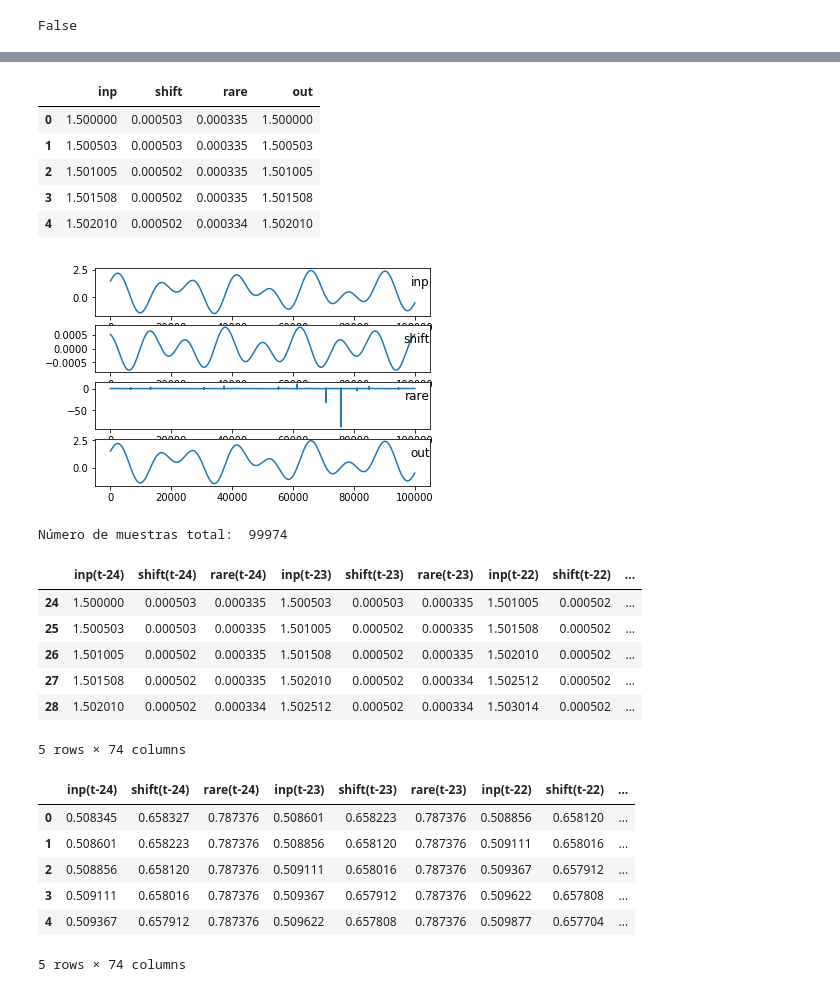
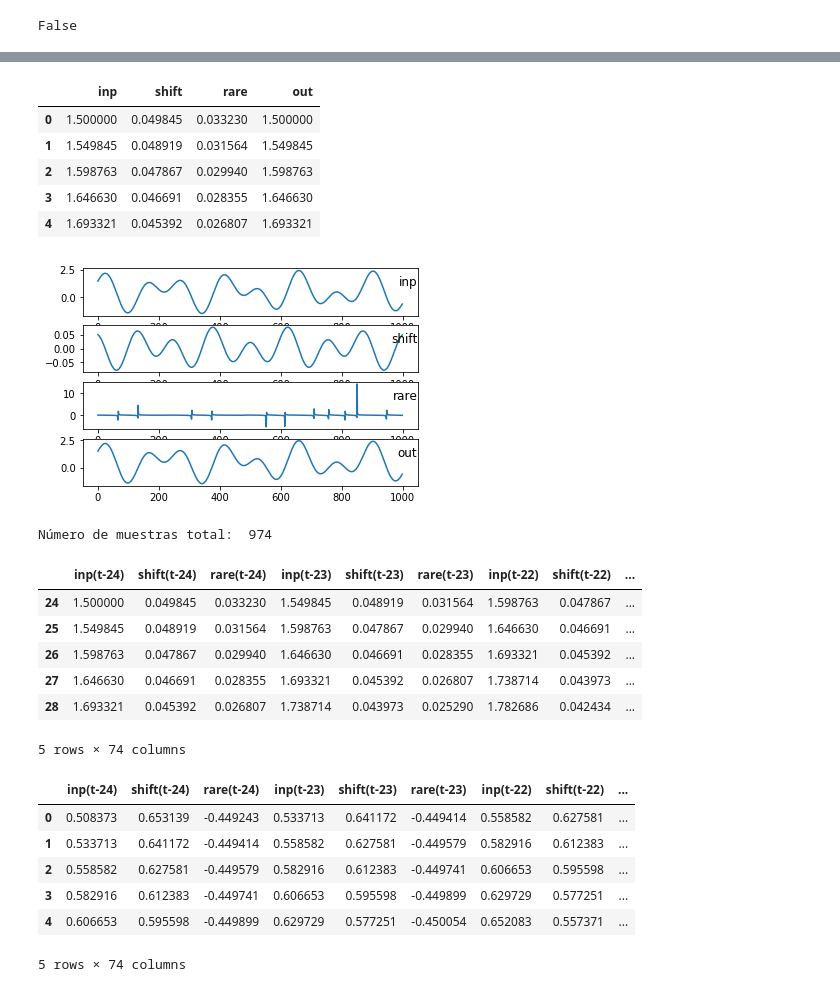
Before and after one commit to raulMrello/MachineLearning_for_Trading, a Jupyter notebook: Tester.ipynb, the cells around one changed output, grey strips where cells are left out. Drawn from its saved outputs; the diff is of its cells as text; code cells hidden in the pictures.

```diff
--- a/Tester.ipynb
+++ b/Tester.ipynb
@@ -80,26 +79,26 @@ if ENABLE_GOOGLE_COLAB:
   downloaded.GetContentFile('EURUSD_M30.csv')
 # %%
 s = list()
-x = 2*np.pi/10000
-for i in range(100000):
+x = 2*np.pi/100
+for i in range(1000):
     s.append(0.5 + np.sin(0.8*x*i)+np.cos(0.45*x*i))
 
 dfapp = pd.DataFrame(data=np.asarray(s), columns=['inp'])
 dfapp['out'] = dfapp['inp']
 dfapp['shift'] = dfapp['inp'].shift(-1) - dfapp['inp']
 dfapp.dropna(inplace=True)
 dfapp['rare'] = dfapp['shift']/dfapp['inp']
 dfapp = dfapp[['inp','shift','rare','out']]
 num_outputs = 1
 num_inputs = len(dfapp.columns) - num_outputs
 dfapp.head()
 # %% [output]
 |  | inp | shift | rare | out |
-| 0 | 1.500000 | 0.000503 | 0.000335 | 1.500000 |
-| 1 | 1.500503 | 0.000503 | 0.000335 | 1.500503 |
-| 2 | 1.501005 | 0.000502 | 0.000335 | 1.501005 |
-| 3 | 1.501508 | 0.000502 | 0.000335 | 1.501508 |
-| 4 | 1.502010 | 0.000502 | 0.000334 | 1.502010 |
+| 0 | 1.500000 | 0.049845 | 0.033230 | 1.500000 |
+| 1 | 1.549845 | 0.048919 | 0.031564 | 1.549845 |
+| 2 | 1.598763 | 0.047867 | 0.029940 | 1.598763 |
+| 3 | 1.646630 | 0.046691 | 0.028355 | 1.646630 |
+| 4 | 1.693321 | 0.045392 | 0.026807 | 1.693321 |
 # %%
 # Visualiza con Matplotlib
 # Visualiza
@@ -111,7 +110,7 @@ for col in range(len(dfapp.columns)):
 	plt.title(dfapp.columns[col], y=0.5, loc='right')
 plt.show()
 # %% [output]
-[figure, old version]
+[figure, new version]
 # %%
 def series_to_supervised(df, num_inputs, num_outputs, n_in=1, n_out=1, dropnan=True):
   # obtengo el dataframe con las entradas y las salidas
@@ -146,13 +145,13 @@ sts_df = series_to_supervised(dfapp, num_inputs, num_outputs, num_in_steps, num_
 print('Número de muestras total: ', sts_df.shape[0])
 sts_df.head()
 # %% [output]
-Número de muestras total:  99974
+Número de muestras total:  974
 |  | inp(t-24) | shift(t-24) | rare(t-24) | inp(t-23) | shift(t-23) | rare(t-23) | inp(t-22) | shift(t-22) | ... |
-| 24 | 1.500000 | 0.000503 | 0.000335 | 1.500503 | 0.000503 | 0.000335 | 1.501005 | 0.000502 | ... |
-| 25 | 1.500503 | 0.000503 | 0.000335 | 1.501005 | 0.000502 | 0.000335 | 1.501508 | 0.000502 | ... |
-| 26 | 1.501005 | 0.000502 | 0.000335 | 1.501508 | 0.000502 | 0.000335 | 1.502010 | 0.000502 | ... |
-| 27 | 1.501508 | 0.000502 | 0.000335 | 1.502010 | 0.000502 | 0.000334 | 1.502512 | 0.000502 | ... |
-| 28 | 1.502010 | 0.000502 | 0.000334 | 1.502512 | 0.000502 | 0.000334 | 1.503014 | 0.000502 | ... |
+| 24 | 1.500000 | 0.049845 | 0.033230 | 1.549845 | 0.048919 | 0.031564 | 1.598763 | 0.047867 | ... |
+| 25 | 1.549845 | 0.048919 | 0.031564 | 1.598763 | 0.047867 | 0.029940 | 1.646630 | 0.046691 | ... |
+| 26 | 1.598763 | 0.047867 | 0.029940 | 1.646630 | 0.046691 | 0.028355 | 1.693321 | 0.045392 | ... |
+| 27 | 1.646630 | 0.046691 | 0.028355 | 1.693321 | 0.045392 | 0.026807 | 1.738714 | 0.043973 | ... |
+| 28 | 1.693321 | 0.045392 | 0.026807 | 1.738714 | 0.043973 | 0.025290 | 1.782686 | 0.042434 | ... |
 5 rows × 74 columns
 # %%
 # Creo los scalers de cada columna (entradas y salidas)
@@ -167,11 +166,11 @@ sts_values = sts_df.values
 sts_df.head()
 # %% [output]
 |  | inp(t-24) | shift(t-24) | rare(t-24) | inp(t-23) | shift(t-23) | rare(t-23) | inp(t-22) | shift(t-22) | ... |
-| 0 | 0.508345 | 0.658327 | 0.787376 | 0.508601 | 0.658223 | 0.787376 | 0.508856 | 0.658120 | ... |
-| 1 | 0.508601 | 0.658223 | 0.787376 | 0.508856 | 0.658120 | 0.787376 | 0.509111 | 0.658016 | ... |
-| 2 | 0.508856 | 0.658120 | 0.787376 | 0.509111 | 0.658016 | 0.787376 | 0.509367 | 0.657912 | ... |
-| 3 | 0.509111 | 0.658016 | 0.787376 | 0.509367 | 0.657912 | 0.787376 | 0.509622 | 0.657808 | ... |
-| 4 | 0.509367 | 0.657912 | 0.787376 | 0.509622 | 0.657808 | 0.787376 | 0.509877 | 0.657704 | ... |
+| 0 | 0.508373 | 0.653139 | -0.449243 | 0.533713 | 0.641172 | -0.449414 | 0.558582 | 0.627581 | ... |
+| 1 | 0.533713 | 0.641172 | -0.449414 | 0.558582 | 0.627581 | -0.449579 | 0.582916 | 0.612383 | ... |
+| 2 | 0.558582 | 0.627581 | -0.449579 | 0.582916 | 0.612383 | -0.449741 | 0.606653 | 0.595598 | ... |
+| 3 | 0.582916 | 0.612383 | -0.449741 | 0.606653 | 0.595598 | -0.449899 | 0.629729 | 0.577251 | ... |
+| 4 | 0.606653 | 0.595598 | -0.449899 | 0.629729 | 0.577251 | -0.450054 | 0.652083 | 0.557371 | ... |
 5 rows × 74 columns
 # %%
 # Visualiza muestras en Matplotlib
```
Also changed, not shown: parts of 11 cells of this notebook, 7 other files.
